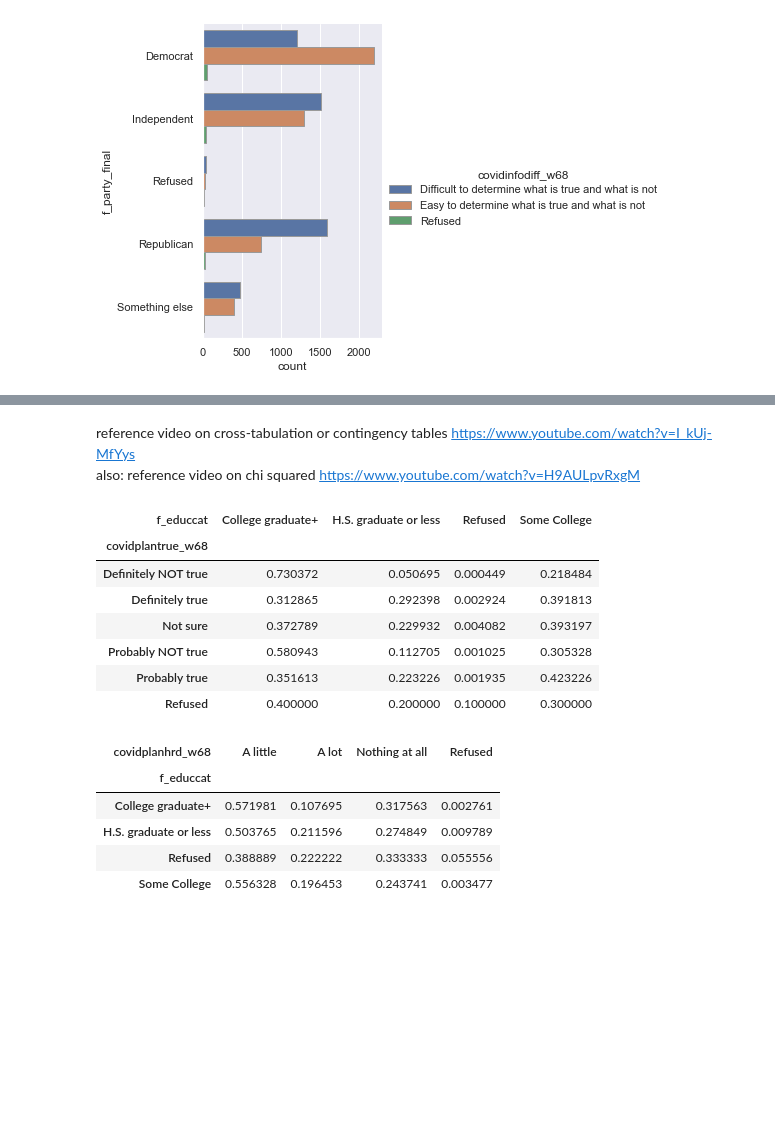
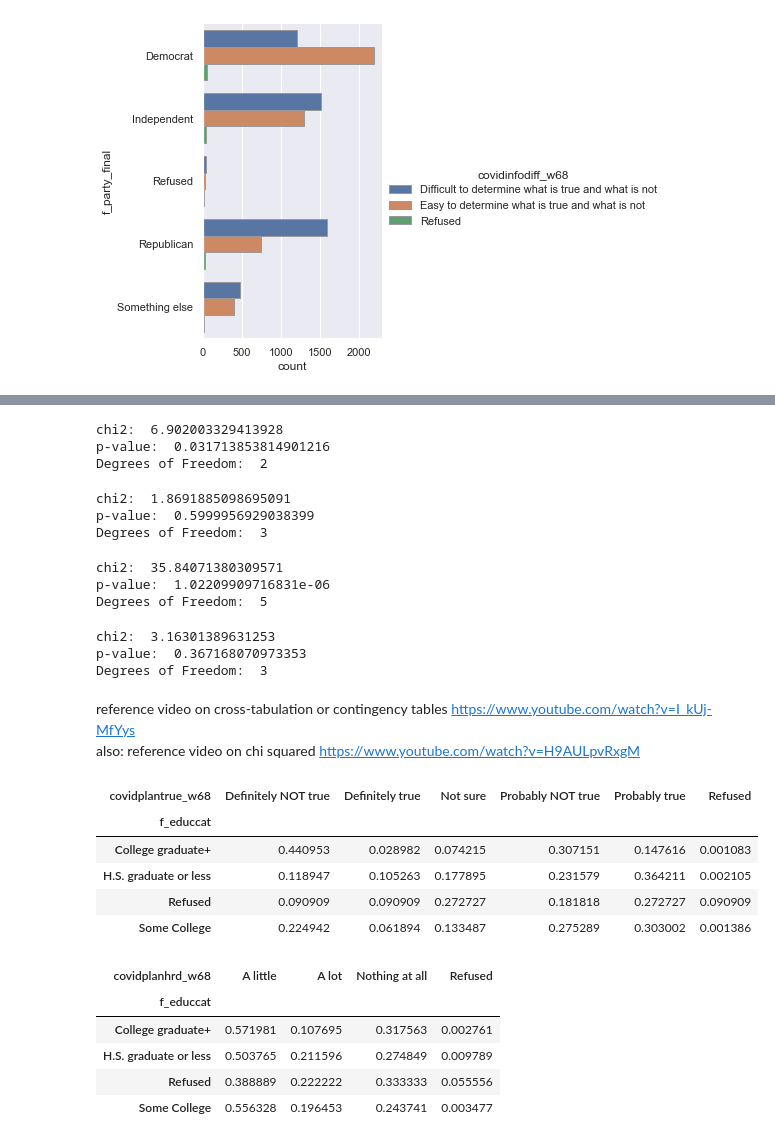
Before and after one commit to Adorism/pew_w68_media_literacy_insights, a Jupyter notebook: notebooks/eda.ipynb, the cells around one changed output, grey strips where cells are left out. Cells and saved outputs as stored; diff of their text form; code cells hidden in the pictures; blank space fills up the shorter version.

```diff
--- a/notebooks/eda.ipynb
+++ b/notebooks/eda.ipynb
@@ -31,7 +32,7 @@ w68spss, metaspss = pyreadstat.read_sav('~/Desktop/cap1/pew_w68_media_literacy_i
                                         , apply_value_formats = True
                                         , formats_as_category = True )
 # %%
-fields = ['QKEY', 'COVIDFOL_W68', 'COVIDCOVER1_W68', 'COVIDDEAL_W68', 'COVIDNEWSCHNG_a_W68', 'COVIDNEWSCHNG_c_W68', 'COVIDNEWSCHNG_e_W68', 'COVIDNEWSCHNG_d_W68', 'COVIDINFODIFF_W68', 'COVIDCOUNT_W68', 'COVIDCOUNT2_W68', 'COVIDPLANHRD_W68', 'COVIDPLANTRUE_W68', 'COVIDPLANWATCH_W68', 'F_METRO', 'F_AGECAT', 'F_SEX', 'F_EDUCCAT', 'F_RACECMB', 'F_MARITAL', 'F_RELIG', 'F_PARTY_FINAL', 'F_INCOME' ]
+fields = ['QKEY', 'COVIDFOL_W68', 'COVIDCOVER1_W68', 'COVIDFACTS_b_W68', 'COVIDNEWSCHNG_a_W68', 'COVIDNEWSCHNG_c_W68', 'COVIDNEWSCHNG_e_W68', 'COVIDNEWSCHNG_d_W68', 'COVIDINFODIFF_W68', 'COVIDLOCINFO_W68', 'COVIDPLANHRD_W68', 'COVIDPLANTRUE_W68', 'COVIDPLANWATCH_W68', 'F_METRO', 'F_EDUCCAT', 'F_PARTY_FINAL']
 # %%
 df68 = pd.DataFrame(w68spss)
 # %%
@@ -277,18 +499,56 @@ edu_follow
+# %%
+metro_loc = pd.crosstab([df68.f_metro], [df68.covidlocinfo_w68])
+(chi2, p, dof, _) = stats.chi2_contingency([metro_loc.iloc[0].values,metro_loc.iloc[1].values])
+print('chi2: ', chi2)
+print('p-value: ', p)
+print('Degrees of Freedom: ', dof)
+# %% [output]
+chi2:  6.902003329413928
+p-value:  0.031713853814901216
+Degrees of Freedom:  2
+# %%
+metro_hrd = pd.crosstab([df68.f_metro], [df68.covidplanhrd_w68])
+(chi2, p, dof, _) = stats.chi2_contingency([metro_hrd.iloc[0].values,metro_hrd.iloc[1].values])
+print('chi2: ', chi2)
+print('p-value: ', p)
+print('Degrees of Freedom: ', dof)
+# %% [output]
+chi2:  1.8691885098695091
+p-value:  0.5999956929038399
+Degrees of Freedom:  3
+# %%
+metro_true = pd.crosstab([df68.f_metro], [df68.covidplantrue_w68])
+(chi2, p, dof, _) = stats.chi2_contingency([metro_true.iloc[0].values,metro_true.iloc[1].values])
+print('chi2: ', chi2)
+print('p-value: ', p)
+print('Degrees of Freedom: ', dof)
+# %% [output]
+chi2:  35.84071380309571
+p-value:  1.02209909716831e-06
+Degrees of Freedom:  5
+# %%
+metro_watch = pd.crosstab([df68.f_metro], [df68.covidplanwatch_w68])
+(chi2, p, dof, _) = stats.chi2_contingency([metro_watch.iloc[0].values,metro_watch.iloc[1].values])
+print('chi2: ', chi2)
+print('p-value: ', p)
+print('Degrees of Freedom: ', dof)
+# %% [output]
+chi2:  3.16301389631253
+p-value:  0.367168070973353
+Degrees of Freedom:  3
 # %% [markdown]
 reference video on cross-tabulation or contingency tables https://www.youtube.com/watch?v=I_kUj-MfYys <br>
 also: reference video on chi squared https://www.youtube.com/watch?v=H9AULpvRxgM
 # %%
-edu_plan_true = pd.crosstab([df68.covidplantrue_w68], [df68.f_educcat], normalize='index')
+edu_plan_true = pd.crosstab([df68.f_educcat], [df68.covidplantrue_w68], normalize='index')
 edu_plan_true
 # %% [output]
-| f_educcat | College graduate+ | H.S. graduate or less | Refused | Some College |
-| covidplantrue_w68 |  |  |  |  |
-| Definitely NOT true | 0.730372 | 0.050695 | 0.000449 | 0.218484 |
-| Definitely true | 0.312865 | 0.292398 | 0.002924 | 0.391813 |
-| Not sure | 0.372789 | 0.229932 | 0.004082 | 0.393197 |
-| Probably NOT true | 0.580943 | 0.112705 | 0.001025 | 0.305328 |
-| Probably true | 0.351613 | 0.223226 | 0.001935 | 0.423226 |
-| Refused | 0.400000 | 0.200000 | 0.100000 | 0.300000 |
+| covidplantrue_w68 | Definitely NOT true | Definitely true | Not sure | Probably NOT true | Probably true | Refused |
+| f_educcat |  |  |  |  |  |  |
+| College graduate+ | 0.440953 | 0.028982 | 0.074215 | 0.307151 | 0.147616 | 0.001083 |
+| H.S. graduate or less | 0.118947 | 0.105263 | 0.177895 | 0.231579 | 0.364211 | 0.002105 |
+| Refused | 0.090909 | 0.090909 | 0.272727 | 0.181818 | 0.272727 | 0.090909 |
+| Some College | 0.224942 | 0.061894 | 0.133487 | 0.275289 | 0.303002 | 0.001386 |
 # %%
 edu_plan_heard = pd.crosstab([df68.f_educcat], [df68.covidplanhrd_w68], normalize='index')
 edu_plan_heard
```
Also changed, not shown: parts of 56 cells of this notebook, 3 other files.
